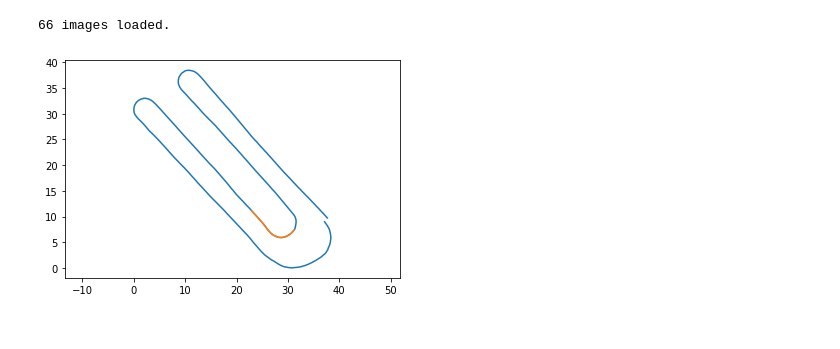
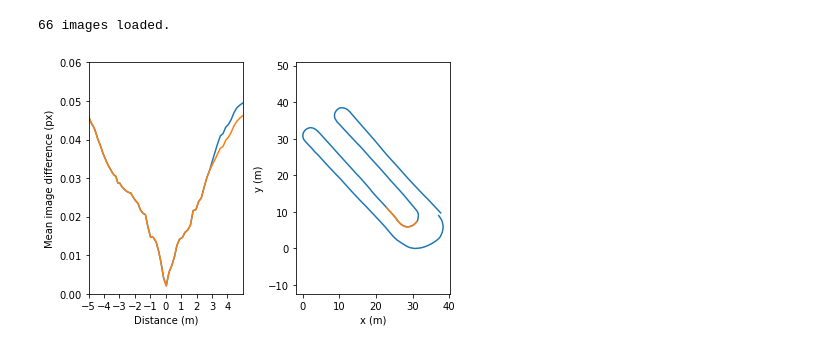
Before and after one commit to BrainsOnBoard/navbench, a Jupyter notebook: route_idfs.ipynb, the cells around one changed output. Drawn from its saved outputs; the diff is of its cells as text; code cells hidden in the pictures.

Commit message:
Put plots into one cell

```diff
--- a/route_idfs.ipynb
+++ b/route_idfs.ipynb
@@ -1,29 +11,42 @@
 # %%
-import math
-import matplotlib.pyplot as plt
-from route_idfs import Database
+import navbench
 
-MAX_DIST = 5 # metres
 START_FR = 5000
-IMSIZE   = (360, 110)
-FRSKIP   = 10
-
-db = Database('newton/route1', size=IMSIZE, step=FRSKIP)
+RIDF_STEP = 2
 
 (lower, upper) = db.get_entry_bounds(MAX_DIST, START_FR)
 dists = db.get_distances(lower, upper, START_FR)
 
 # Load snapshot and test images
 snap = db.read_images(START_FR)
 images = db.read_images(lower, upper)
 print(images.shape[2], "images loaded.")
 
+fig, ax = plt.subplots(ncols=2)
+
 # Show which part of route we're testing
 x = db.entries["x"]
 y = db.entries["y"]
-plt.plot(x, y, x[lower:upper], y[lower:upper])
-plt.axis("equal")
+ax[1].plot(x, y, x[lower:upper], y[lower:upper])
+ax[1].set_xlabel("x (m)")
+ax[1].set_ylabel("y (m)")
+ax[1].axis("equal")
+
+# Plot (R)IDF diffs vs distance
+idf_diffs = navbench.get_route_idf(images, snap)
+ridf_diffs = navbench.get_route_ridf(images, snap, RIDF_STEP)
+
+ax[0].plot(dists, idf_diffs, dists, ridf_diffs)
+ax[0].set_xlabel("Distance (m)")
+ax[0].set_xlim(-MAX_DIST, MAX_DIST)
+ax[0].set_xticks(range(-MAX_DIST, MAX_DIST))
+ax[0].set_ylabel("Mean image difference (px)")
+ax[0].set_ylim(0, 0.06)
+
+# If we don't do this then the plots overlap
+fig.tight_layout()
+
 plt.show()
 # %% [output]
 66 images loaded.
-[figure, old version]
+[figure, new version]
```
Also changed, not shown: parts of 2 cells of this notebook.
